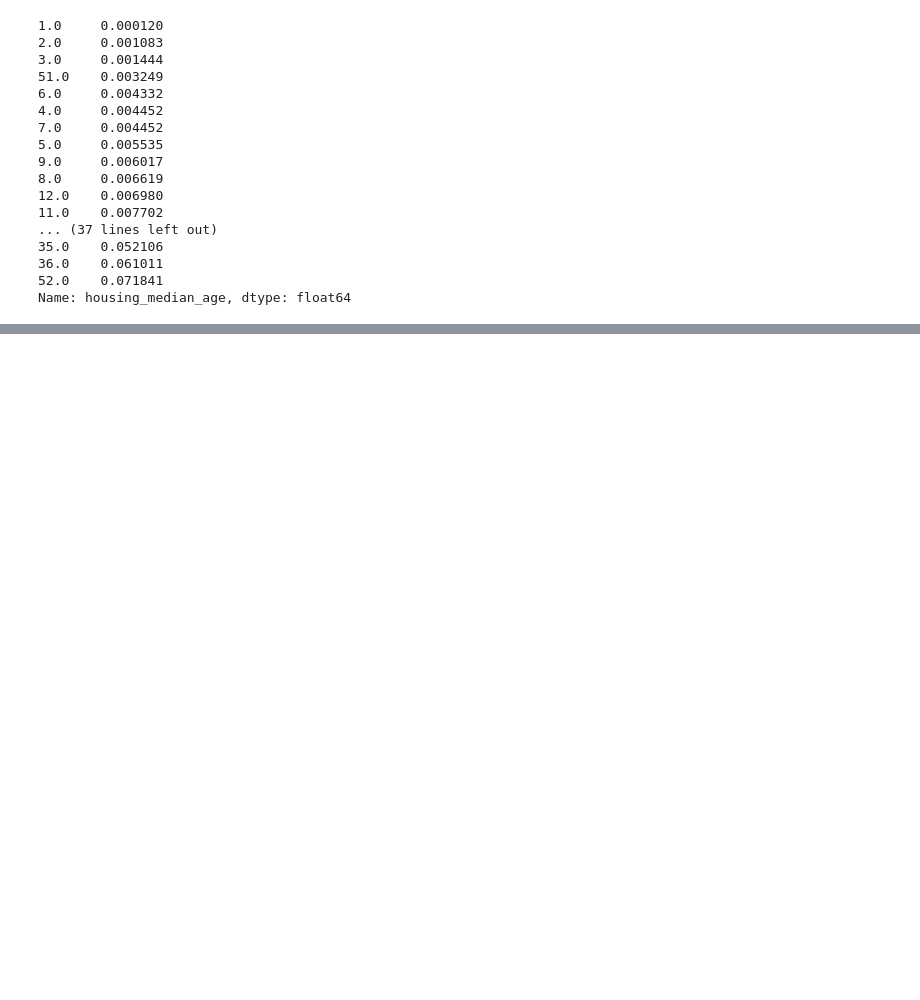
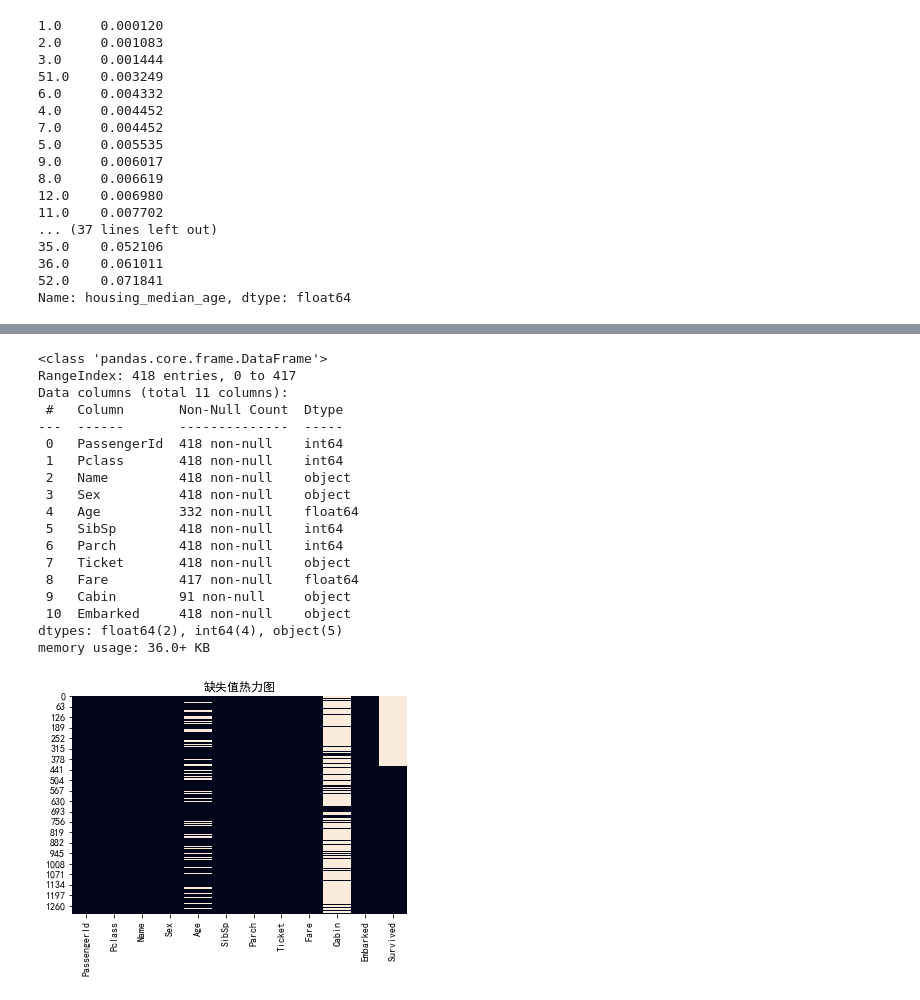
Before and after one commit to Inspritionzzz/jupyter, a Jupyter notebook: pandas_fundamental.ipynb, the cells around one changed output, grey strips where cells are left out. Drawn from its saved outputs; the diff is of its cells as text; code cells hidden in the pictures; blank space fills up the shorter version.

Commit message:
pandas-study-20220823

```diff
--- a/pandas_fundamental.ipynb
+++ b/pandas_fundamental.ipynb
@@ -456,0 +568,52 @@ Name: housing_median_age, dtype: float64
+# %%
+# 7.5.10 DataFrame中的数据清洗方法
+import seaborn as sns
+import matplotlib.pyplot as plt
+df19 = pd.read_csv("datasets/Titanic_test.csv")
+df19.head()
+df19.shape
+df19.info()
+df19.describe()
+df20 = pd.read_csv("datasets/Titanic_train.csv")
+df20.isnull().sum()  # 查看数据急缺失值的个数
+df19_df20 = pd.concat([df19, df20], ignore_index = True, sort = False)  # 拼接,默认使用外连接
+df19_df20
+plt.rcParams['font.sans-serif'] = ['SimHei']
+sns.heatmap(df19_df20.isnull(), cbar = False).set_title(r"缺失值热力图")
+df19_df20['Embarked'].isnull().sum()  # 填充前缺失值的数量
+df19_df20['Embarked'].fillna(df19_df20['Embarked'].mode()[0], inplace = True)  # 使用众数填充
+df19_df20['Embarked'].isnull().sum()  # 填充后缺失值的数量
+df19_df20['Age'].isnull().sum()  # 填充前缺失值的数量
+df19_df20['Age'].fillna(df19_df20['Age'].mean(), inplace = True)  # 使用众数填充
+df19_df20['Age'].isnull().sum()  # 填充后缺失值的数量
+percent_1 = df19_df20.isnull().sum() / df19_df20.isnull().count() * 100
+percent_2 = round(percent_1, 2).sort_values(ascending = False)
+total = df19_df20.isnull().sum().sort_values(ascending = False)
+missing_data = pd.concat([total, percent_2], axis = 1, keys = ['Total', '%'])
+missing_data.head()
+df19_df20['Fare'].fillna(df19_df20['Fare'].mean(), inplace = True)
+df19_df20['Cabin'].fillna('NA', inplace = True)
+train_clean = df19_df20[df19_df20['Survived'].notnull()]
+train_clean.to_csv('datasets/Titanic_train_clean.csv')
+test_clean = df19_df20[df19_df20['Survived'].notnull()]
+test_clean.drop('Survived', axis = 1).to_csv('datasets/Titanic_test_clean.csv')
+# %% [output]
+<class 'pandas.core.frame.DataFrame'>
+RangeIndex: 418 entries, 0 to 417
+Data columns (total 11 columns):
+ #   Column       Non-Null Count  Dtype
+---  ------       --------------  -----
+ 0   PassengerId  418 non-null    int64
+ 1   Pclass       418 non-null    int64
+ 2   Name         418 non-null    object
+ 3   Sex          418 non-null    object
+ 4   Age          332 non-null    float64
+ 5   SibSp        418 non-null    int64
+ 6   Parch        418 non-null    int64
+ 7   Ticket       418 non-null    object
+ 8   Fare         417 non-null    float64
+ 9   Cabin        91 non-null     object
+ 10  Embarked     418 non-null    object
+dtypes: float64(2), int64(4), object(5)
+memory usage: 36.0+ KB
+[figure, added]
```
Also changed, not shown: parts of 14 cells of this notebook, 6 other files.
